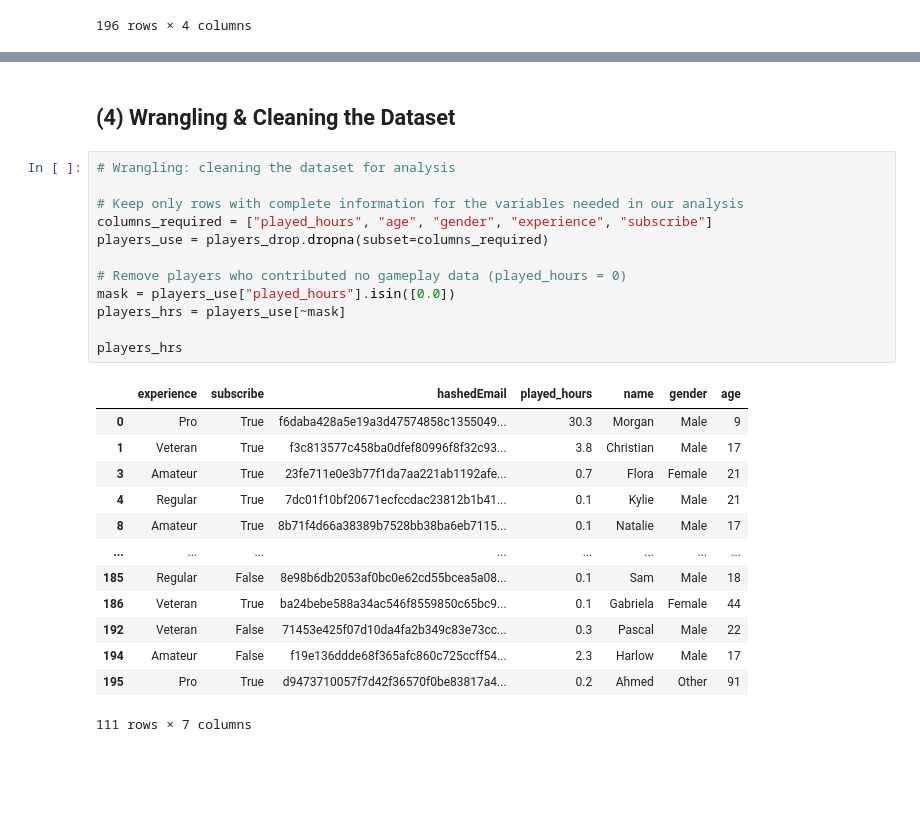
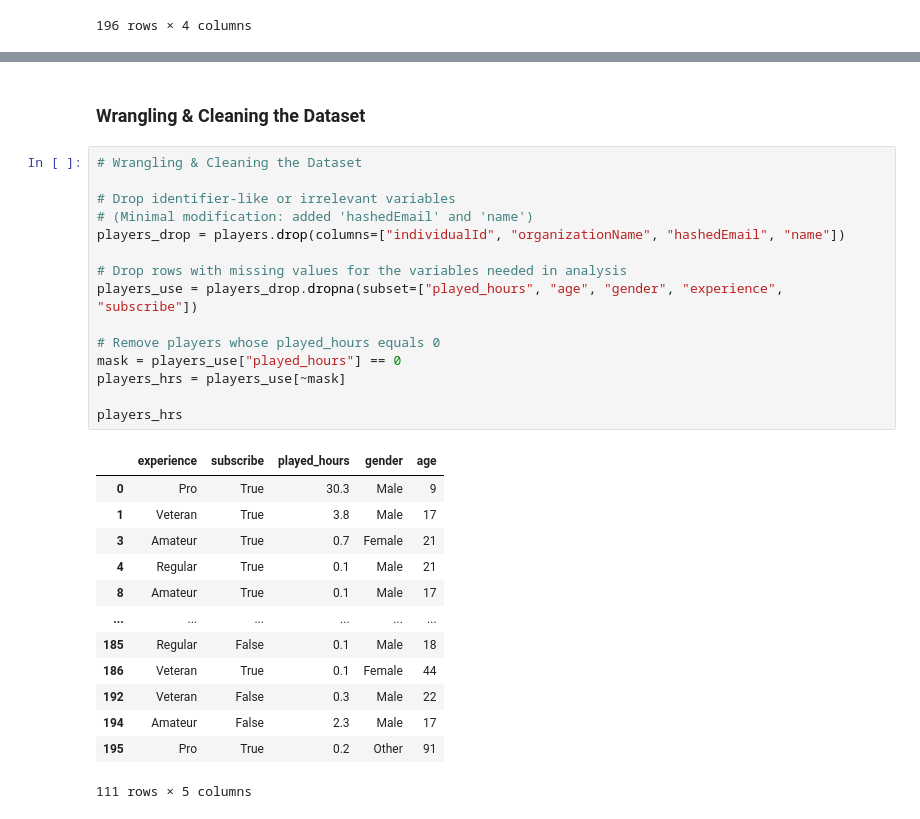
Before and after one commit to chancesong10/video-game-research-project, a Jupyter notebook: Project.ipynb, the cells around one changed output, grey strips where cells are left out. Cells and saved outputs as stored; diff of their text form; blank space fills up the shorter version.

```diff
--- a/Project.ipynb
+++ b/Project.ipynb
@@ -148,30 +148,33 @@ hours_plot
 # %% [output]
 [interactive output not drawn]
 # %% [markdown]
-## (4) Wrangling & Cleaning the Dataset
+### Wrangling & Cleaning the Dataset
 # %%
-# Wrangling: cleaning the dataset for analysis
+# Wrangling & Cleaning the Dataset
 
-# Keep only rows with complete information for the variables needed in our analysis
-columns_required = ["played_hours", "age", "gender", "experience", "subscribe"]
-players_use = players_drop.dropna(subset=columns_required)
+# Drop identifier-like or irrelevant variables
+# (Minimal modification: added 'hashedEmail' and 'name')
+players_drop = players.drop(columns=["individualId", "organizationName", "hashedEmail", "name"])
 
-# Remove players who contributed no gameplay data (played_hours = 0)
-mask = players_use["played_hours"].isin([0.0])
+# Drop rows with missing values for the variables needed in analysis
+players_use = players_drop.dropna(subset=["played_hours", "age", "gender", "experience", "subscribe"])
+
+# Remove players whose played_hours equals 0
+mask = players_use["played_hours"] == 0
 players_hrs = players_use[~mask]
 
 players_hrs
 # %% [output]
-|  | experience | subscribe | hashedEmail | played_hours | name | gender | age |
-| 0 | Pro | True | f6daba428a5e19a3d47574858c1355049... | 30.3 | Morgan | Male | 9 |
-| 1 | Veteran | True | f3c813577c458ba0dfef80996f8f32c93... | 3.8 | Christian | Male | 17 |
-| 3 | Amateur | True | 23fe711e0e3b77f1da7aa221ab1192afe... | 0.7 | Flora | Female | 21 |
-| 4 | Regular | True | 7dc01f10bf20671ecfccdac23812b1b41... | 0.1 | Kylie | Male | 21 |
-| 8 | Amateur | True | 8b71f4d66a38389b7528bb38ba6eb7115... | 0.1 | Natalie | Male | 17 |
-| ... | ... | ... | ... | ... | ... | ... | ... |
-| 185 | Regular | False | 8e98b6db2053af0bc0e62cd55bcea5a08... | 0.1 | Sam | Male | 18 |
-| 186 | Veteran | True | ba24bebe588a34ac546f8559850c65bc9... | 0.1 | Gabriela | Female | 44 |
-| 192 | Veteran | False | 71453e425f07d10da4fa2b349c83e73cc... | 0.3 | Pascal | Male | 22 |
-| 194 | Amateur | False | f19e136ddde68f365afc860c725ccff54... | 2.3 | Harlow | Male | 17 |
-| 195 | Pro | True | d9473710057f7d42f36570f0be83817a4... | 0.2 | Ahmed | Other | 91 |
+|  | experience | subscribe | played_hours | gender | age |
+| 0 | Pro | True | 30.3 | Male | 9 |
+| 1 | Veteran | True | 3.8 | Male | 17 |
+| 3 | Amateur | True | 0.7 | Female | 21 |
+| 4 | Regular | True | 0.1 | Male | 21 |
+| 8 | Amateur | True | 0.1 | Male | 17 |
+| ... | ... | ... | ... | ... | ... |
+| 185 | Regular | False | 0.1 | Male | 18 |
+| 186 | Veteran | True | 0.1 | Female | 44 |
+| 192 | Veteran | False | 0.3 | Male | 22 |
+| 194 | Amateur | False | 2.3 | Male | 17 |
+| 195 | Pro | True | 0.2 | Other | 91 |
-111 rows × 7 columns
+111 rows × 5 columns
```
Also changed, not shown: parts of 3 cells of this notebook.
